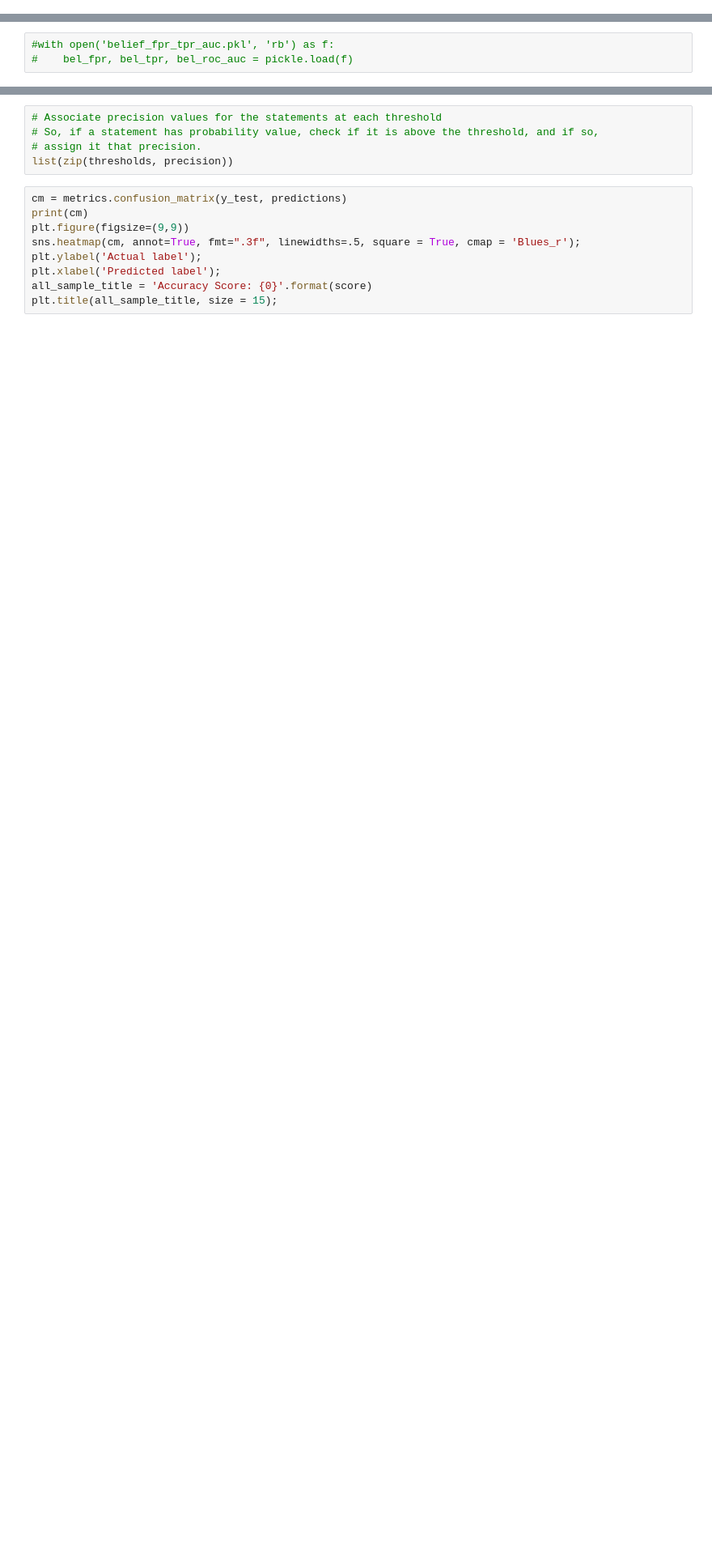
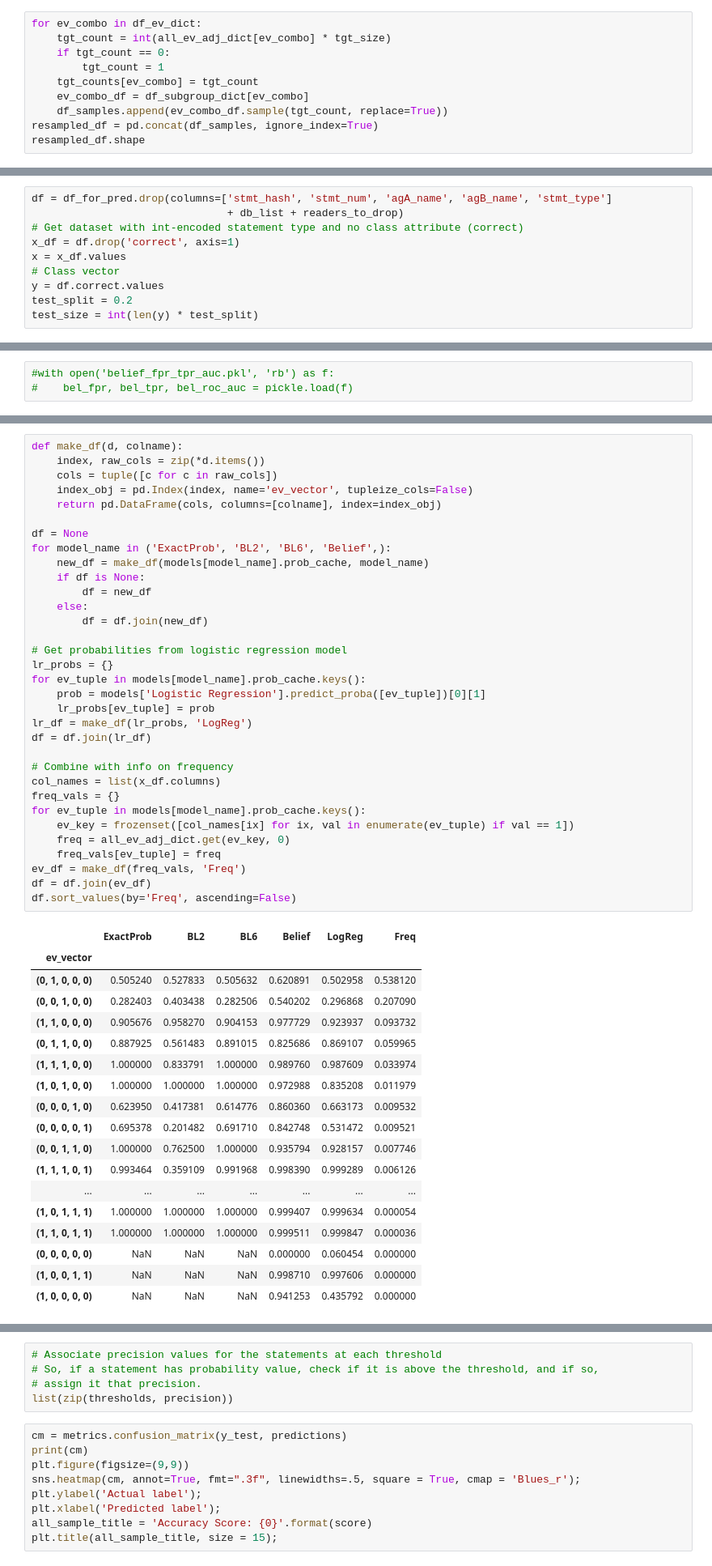
Before and after one commit to sorgerlab/indra_assembly_paper, a Jupyter notebook: notebooks/Belief Prediction.ipynb, the cells around one changed output, grey strips where cells are left out. Shown at 81% size. Cells and saved outputs as stored; diff of their text form; blank space fills up the shorter version.

Commit message:
Comparisons of belief with other approaches, resampled data

```diff
--- a/notebooks/Belief Prediction.ipynb
+++ b/notebooks/Belief Prediction.ipynb
@@ -546,0 +651,10 @@ test_size
+# %%
+for ev_combo in df_ev_dict:
+    tgt_count = int(all_ev_adj_dict[ev_combo] * tgt_size)
+    if tgt_count == 0:
+        tgt_count = 1
+    tgt_counts[ev_combo] = tgt_count
+    ev_combo_df = df_subgroup_dict[ev_combo]
+    df_samples.append(ev_combo_df.sample(tgt_count, replace=True))
+resampled_df = pd.concat(df_samples, ignore_index=True)
+resampled_df.shape
@@ -549,3 +682,13 @@ test_size
+# %%
+df = df_for_pred.drop(columns=['stmt_hash', 'stmt_num', 'agA_name', 'agB_name', 'stmt_type']
+                               + db_list + readers_to_drop)
+# Get dataset with int-encoded statement type and no class attribute (correct)
+x_df = df.drop('correct', axis=1)
+x = x_df.values
+# Class vector
+y = df.correct.values
+test_split = 0.2
+test_size = int(len(y) * test_split)
 # %%
 num_folds = 10
 models = {
@@ -655,5 +838,57 @@ plt.show()
 # %% [output]
 [interactive output not drawn]
 [interactive output not drawn]
+# %%
+def make_df(d, colname):
+    index, raw_cols = zip(*d.items())
+    cols = tuple([c for c in raw_cols])
+    index_obj = pd.Index(index, name='ev_vector', tupleize_cols=False)
+    return pd.DataFrame(cols, columns=[colname], index=index_obj)
+
+df = None
+for model_name in ('ExactProb', 'BL2', 'BL6', 'Belief',):
+    new_df = make_df(models[model_name].prob_cache, model_name)
+    if df is None:
+        df = new_df
+    else:
+        df = df.join(new_df)
+
+# Get probabilities from logistic regression model
+lr_probs = {}
+for ev_tuple in models[model_name].prob_cache.keys():
+    prob = models['Logistic Regression'].predict_proba([ev_tuple])[0][1]
+    lr_probs[ev_tuple] = prob
+lr_df = make_df(lr_probs, 'LogReg')
+df = df.join(lr_df)
+
+# Combine with info on frequency
+col_names = list(x_df.columns)
+freq_vals = {}
+for ev_tuple in models[model_name].prob_cache.keys():
+    ev_key = frozenset([col_names[ix] for ix, val in enumerate(ev_tuple) if val == 1])
+    freq = all_ev_adj_dict.get(ev_key, 0)
+    freq_vals[ev_tuple] = freq
+ev_df = make_df(freq_vals, 'Freq')
+df = df.join(ev_df)
+df.sort_values(by='Freq', ascending=False)
+# %% [output]
+|  | ExactProb | BL2 | BL6 | Belief | LogReg | Freq |
+| ev_vector |  |  |  |  |  |  |
+| (0, 1, 0, 0, 0) | 0.505240 | 0.527833 | 0.505632 | 0.620891 | 0.502958 | 0.538120 |
+| (0, 0, 1, 0, 0) | 0.282403 | 0.403438 | 0.282506 | 0.540202 | 0.296868 | 0.207090 |
+| (1, 1, 0, 0, 0) | 0.905676 | 0.958270 | 0.904153 | 0.977729 | 0.923937 | 0.093732 |
+| (0, 1, 1, 0, 0) | 0.887925 | 0.561483 | 0.891015 | 0.825686 | 0.869107 | 0.059965 |
+| (1, 1, 1, 0, 0) | 1.000000 | 0.833791 | 1.000000 | 0.989760 | 0.987609 | 0.033974 |
+| (1, 0, 1, 0, 0) | 1.000000 | 1.000000 | 1.000000 | 0.972988 | 0.835208 | 0.011979 |
+| (0, 0, 0, 1, 0) | 0.623950 | 0.417381 | 0.614776 | 0.860360 | 0.663173 | 0.009532 |
+| (0, 0, 0, 0, 1) | 0.695378 | 0.201482 | 0.691710 | 0.842748 | 0.531472 | 0.009521 |
+| (0, 0, 1, 1, 0) | 1.000000 | 0.762500 | 1.000000 | 0.935794 | 0.928157 | 0.007746 |
+| (1, 1, 1, 0, 1) | 0.993464 | 0.359109 | 0.991968 | 0.998390 | 0.999289 | 0.006126 |
+| ... | ... | ... | ... | ... | ... | ... |
+| (1, 0, 1, 1, 1) | 1.000000 | 1.000000 | 1.000000 | 0.999407 | 0.999634 | 0.000054 |
+| (1, 1, 0, 1, 1) | 1.000000 | 1.000000 | 1.000000 | 0.999511 | 0.999847 | 0.000036 |
+| (0, 0, 0, 0, 0) | NaN | NaN | NaN | 0.000000 | 0.060454 | 0.000000 |
+| (1, 0, 0, 1, 1) | NaN | NaN | NaN | 0.998710 | 0.997606 | 0.000000 |
+| (1, 0, 0, 0, 0) | NaN | NaN | NaN | 0.941253 | 0.435792 | 0.000000 |
 # %%
 print(classification_report(y_test, y_preds, labels=[0, 1]))
```
Also changed, not shown: parts of 33 cells of this notebook.
